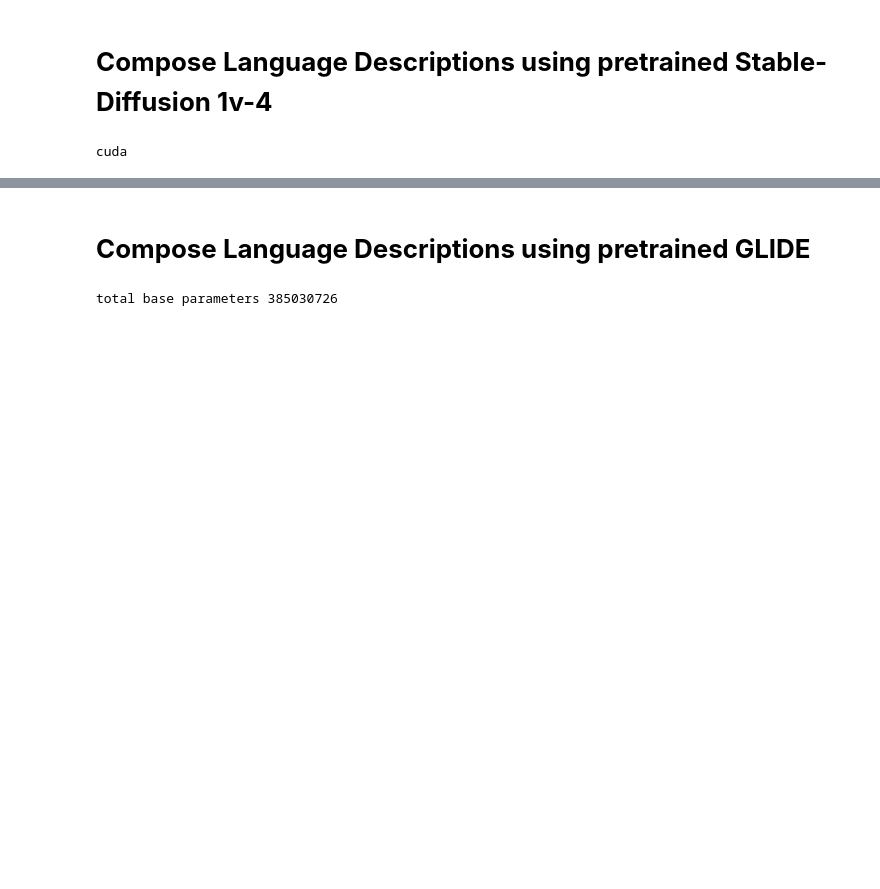
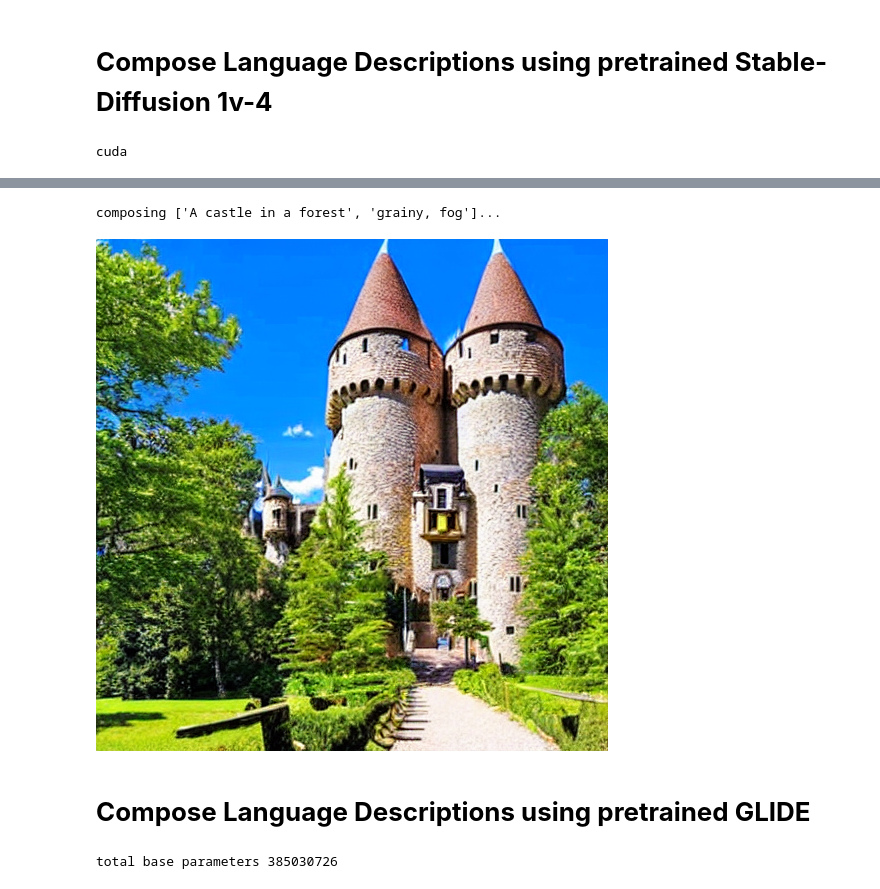
Before and after one commit to energy-based-model/Compositional-Visual-Generation-with-Composable-Diffusion-Models-PyTorch, a Jupyter notebook: notebooks/demo.ipynb, the cells around one changed output, grey strips where cells are left out. Drawn from its saved outputs; the diff is of its cells as text; code cells hidden in the pictures; blank space fills up the shorter version.

```diff
--- a/notebooks/demo.ipynb
+++ b/notebooks/demo.ipynb
@@ -74,3 +77,23 @@ with autocast('cpu' if not has_cuda else 'cuda'):
+# %%
+# Sampling parameters
+#@markdown Here is an example of composing sentences using <b>Negation operator (NOT).</b> \
+#@markdown <b>Negative weights should be assigned to the textes you wish to negate.</b> \
+#@markdown `prompt`: when composing  multiple sentences, using `|` as the delimiter.\
+#@markdown `weight`: weight indicates the weight importance of sentence when composing, also using `|` as the delimiter.
+prompt = "A castle in a forest | grainy, fog" #@param{type: 'string'}
+weights = "1 | -1" #@param{type: 'string'}
+scale = 10 #@param{type: 'number'}
+steps = 50 #@param{type: 'number'}
+seed = 100 #@param{type: 'number'}
+generator = th.Generator('cuda').manual_seed(seed)
+
+with autocast('cpu' if not has_cuda else 'cuda'):
+    image = pipe(prompt, guidance_scale=scale, generator=generator,
+                 num_inference_steps=steps, weights=weights)["sample"][0]
+    display(image)
+# %% [output]
+composing ['A castle in a forest', 'grainy, fog']...
+[figure, added]
 # %% [markdown]
 # **Compose Language Descriptions using pretrained GLIDE**
 # %%
```
Also changed, not shown: parts of 3 cells of this notebook.
